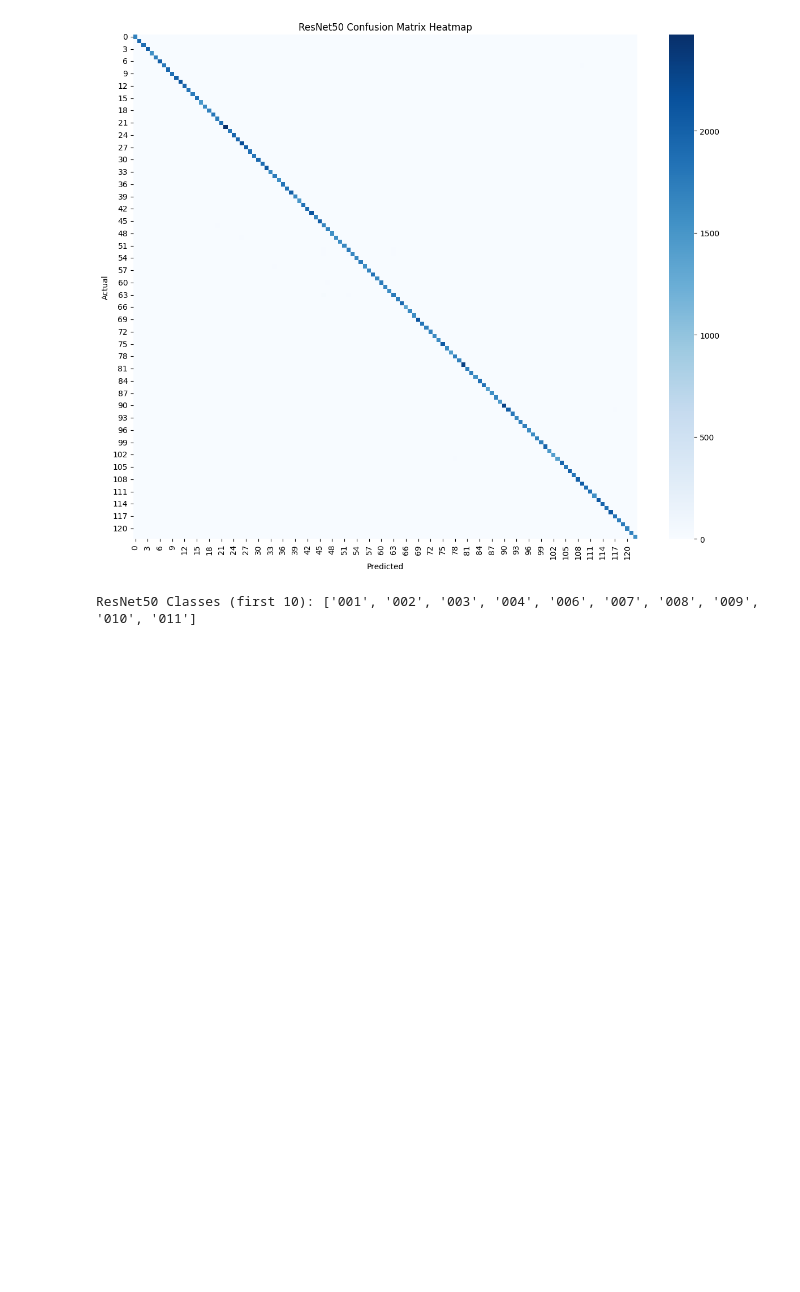
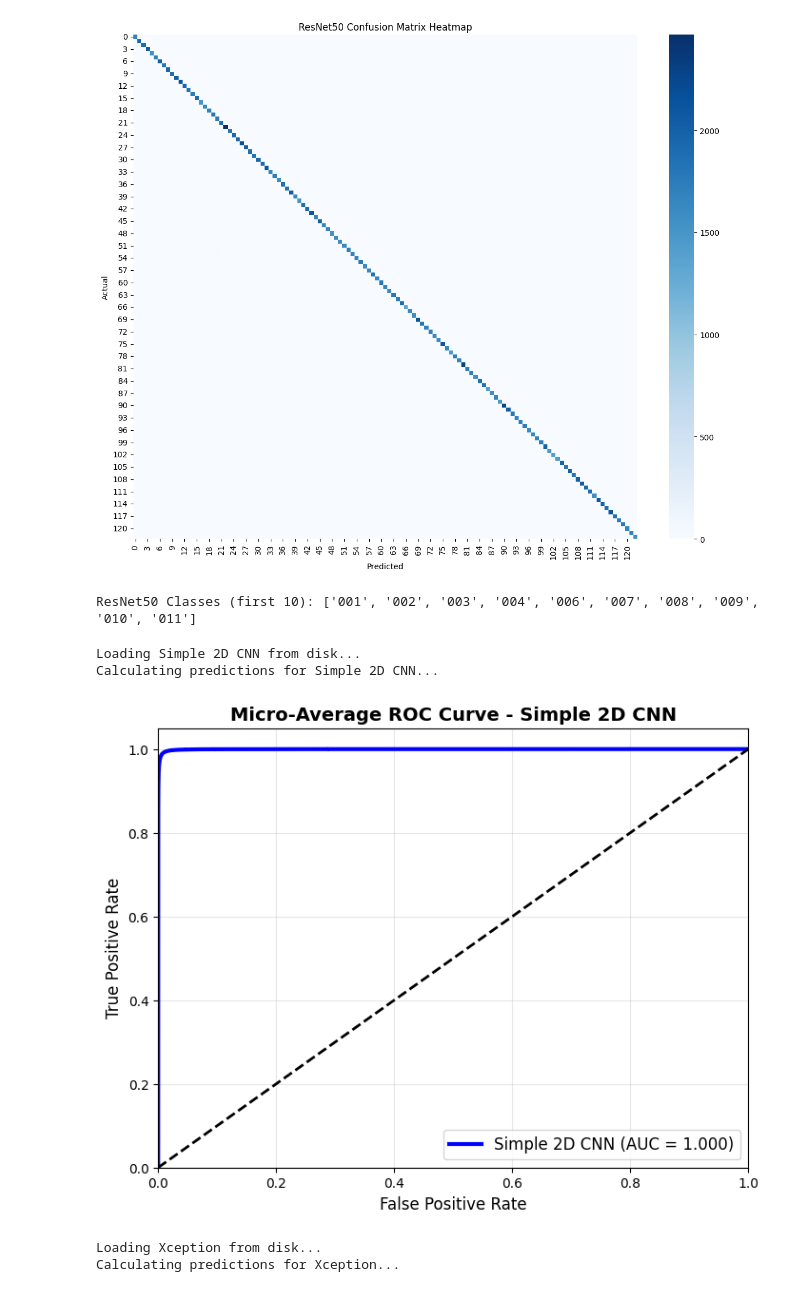
Before and after one commit to ankit1831/GAIT-Based-Biometric-Recognition-System, a Jupyter notebook: gait_exception_with_plots.ipynb, the cells around one changed output. Saved outputs shown, nothing was run; the diff lists cells and outputs as text; code cells hidden in the pictures; blank space fills up the shorter version.

```diff
--- a/gait_exception_with_plots.ipynb
+++ b/gait_exception_with_plots.ipynb
@@ -855,3 +868,83 @@ print("ResNet50 Classes (first 10):", val_dataset.classes[:10])
 # %% [output]
 [figure]
 ResNet50 Classes (first 10): ['001', '002', '003', '004', '006', '007', '008', '009', '010', '011']
+# %%
+import torch
+import torch.nn.functional as F
+from sklearn.metrics import roc_curve, auc
+from sklearn.preprocessing import label_binarize
+import matplotlib.pyplot as plt
+import numpy as np
+from torch.utils.data import DataLoader
+import scipy.sparse as sp
+
+# 1. Recreate the validation dataloader using the val_dataset you already have in memory
+val_loader = DataLoader(val_dataset, batch_size=32, shuffle=False)
+device = torch.device("cuda:0" if torch.cuda.is_available() else "cpu")
+
+# 2. Define the reusable function to load a .pth model and plot ROC
+def plot_roc_from_saved_model(model_path, model_name, num_classes=123):
+    print(f"Loading {model_name} from disk...")
+
+    # Load the entire model from the .pth file
+    eval_model = torch.load(model_path)
+    eval_model = eval_model.to(device)
+    eval_model.eval()
+
+    y_true = []
+    y_scores = []
+
+    # Get predictions
+    print(f"Calculating predictions for {model_name}...")
+    with torch.no_grad():
+        for inputs, labels in val_loader:
+            inputs = inputs.to(device)
+            outputs = eval_model(inputs)
+            probs = F.softmax(outputs, dim=1)
+
+            y_scores.append(probs.cpu().numpy())
+            y_true.append(labels.cpu().numpy())
+
+    y_true = np.concatenate(y_true)
+    y_scores = np.concatenate(y_scores)
+
+    # Binarize labels for multiclass Micro-Average calculation
+    y_true_bin = label_binarize(y_true, classes=range(num_classes))
+
+    # If label_binarize returned a sparse matrix (scipy.spmatrix), convert to dense numpy array
+    if sp.issparse(y_true_bin):
+        y_true_bin = y_true_bin.toarray()
+    y_true_bin = np.asarray(y_true_bin)
+    y_scores = np.asarray(y_scores)
+
+    # Now safe to call ravel() on numpy arrays
+    fpr_micro, tpr_micro, _ = roc_curve(y_true_bin.ravel(), y_scores.ravel())
+    roc_auc_micro = auc(fpr_micro, tpr_micro)
+
+    # Plotting
+    plt.figure(figsize=(8, 6))
+    plt.plot(fpr_micro, tpr_micro, label=f'{model_name} (AUC = {roc_auc_micro:0.3f})', color='blue', linewidth=3)
+    plt.plot([0, 1], [0, 1], 'k--', linewidth=2)
+    plt.xlim([0.0, 1.0])
+    plt.ylim([0.0, 1.05])
+    plt.xlabel('False Positive Rate', fontsize=12)
+    plt.ylabel('True Positive Rate', fontsize=12)
+    plt.title(f'Micro-Average ROC Curve - {model_name}', fontsize=14, fontweight='bold')
+    plt.legend(loc="lower right", fontsize=12)
+    plt.grid(alpha=0.3)
+    plt.show()
+
+# 3. --- PLOT SIMPLE CNN ---
+plot_roc_from_saved_model('gait_simple_cnn_entire_model.pth', 'Simple 2D CNN', num_classes=len(val_dataset.classes))
+
+# 4. --- PLOT XCEPTION ---
+plot_roc_from_saved_model('gait_xception_model_overall123_subjects.pth', 'Xception', num_classes=len(val_dataset.classes))
+
+# 5. --- PLOT RESNET50 ---
+plot_roc_from_saved_model('gait_ResNet50_entire_model.pth', 'ResNet50', num_classes=len(val_dataset.classes))
+# %% [output]
+Loading Simple 2D CNN from disk...
+Calculating predictions for Simple 2D CNN...
+[figure, added]
+Loading Xception from disk...
+Calculating predictions for Xception...
```
Also changed, not shown: parts of 10 cells of this notebook.
